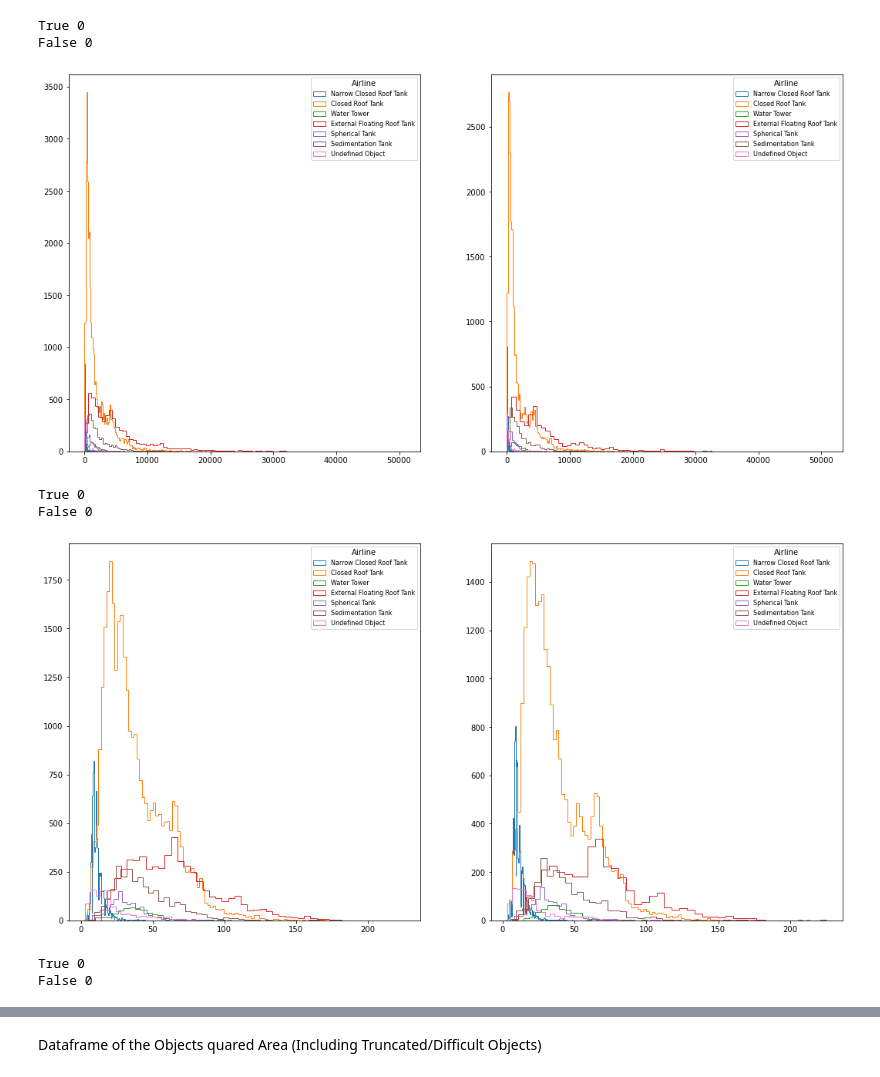
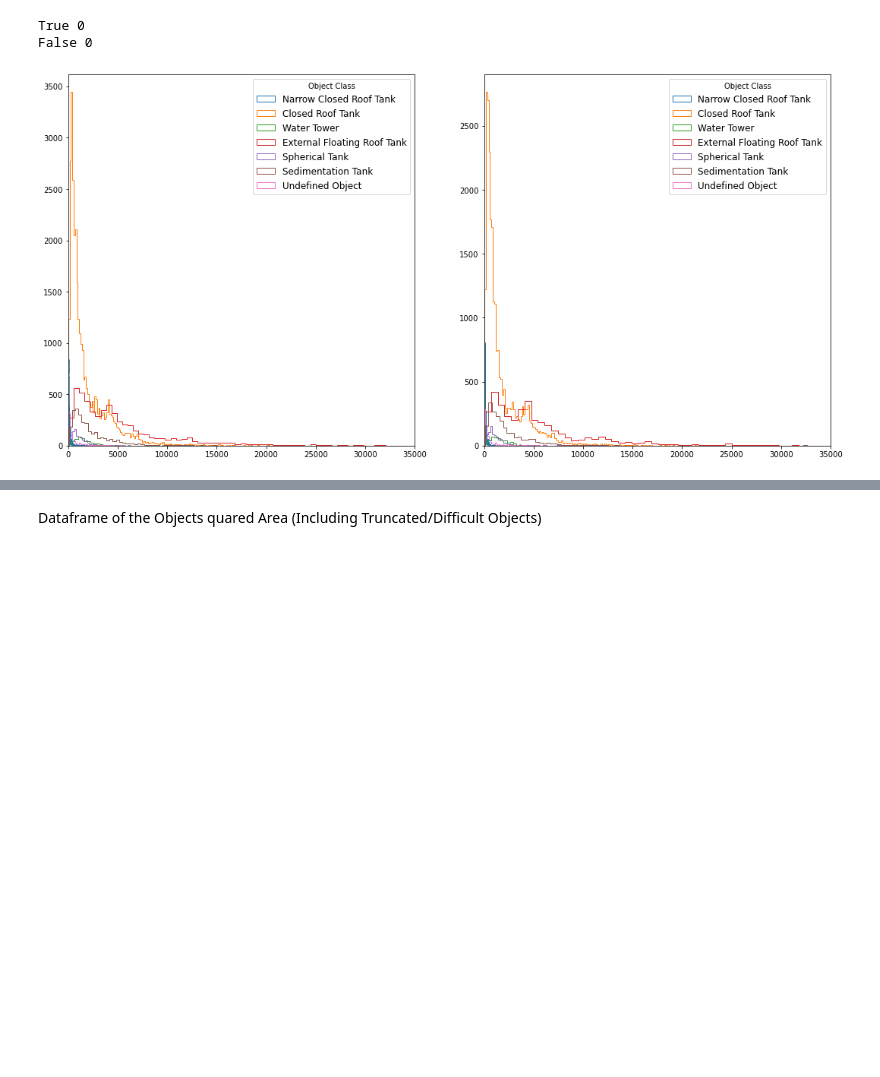
Before and after one commit to celinerobi/ast_object_detection_public, a Jupyter notebook: object_detection/bounding_box_size.ipynb, the cells around one changed output, grey strips where cells are left out. Saved outputs shown, nothing was run; the diff lists cells and outputs as text; code cells hidden in the pictures; blank space fills up the shorter version.

Commit message:
completed dataset bounding box plots/eda

```diff
--- a/object_detection/bounding_box_size.ipynb
+++ b/object_detection/bounding_box_size.ipynb
@@ -71,91 +59,35 @@ def area_and_aspect_ratio(parent_dir, img_ids, anno_dir, keep_difficult = True,
                 area_sqrt_dict[object.find("name").text].append(area_sqrt)
                 aspect_ratio_dict[object.find("name").text].append(float(width) / float(height))
     return area_dict, area_sqrt_dict, aspect_ratio_dict
+# %%
+keep_difficult_input = [True,False]
+box_remove_input = [0,0]
+names = ["All Objects", "All Objects (Excluding Truncated and Difficult Objects)"]
 # %%
-keep_difficult_input = [True,False]
-box_remove_input = [0,0]
-
-names = ['Keep difficult objects and all objects', "Remove difficult objects",
-         "Remove difficult objects and bounding boxes less than 10**2 in area", "Remove difficult objects and bounding boxes 20**2"]
-
 fig, axes = plt.subplots(1,2, figsize=(18,9))
 counter = 0
 for name, ax in zip(names, axes.flatten()):
     print(keep_difficult_input[counter], box_remove_input[counter])
     area_dict, area_sqrt_dict, aspect_ratio_dict = area_and_aspect_ratio(parent_dir, img_ids, anno_dir, keep_difficult = keep_difficult_input[counter], bbox_remove = box_remove_input[counter])
     # Draw the density plot
     #ax.set_xscale('log')
-    #ax.set_xlim(0,100000)
+    ax.set_xlim(0,35000)
     ax.hist(area_dict["narrow_closed_roof_tank"],  bins='auto', stacked=True,fill=False,histtype='step', label = "Narrow Closed Roof Tank")
     ax.hist(area_dict["closed_roof_tank"],  bins='auto', stacked=True, fill=False, histtype='step', label = "Closed Roof Tank")
 
     ax.hist(area_dict["water_tower"],  bins='auto', stacked=True, fill=False,  histtype='step' ,label = "Water Tower")
 
     ax.hist(area_dict["external_floating_roof_tank"],  bins='auto', stacked=True, fill=False, histtype='step', label = "External Floating Roof Tank")
 
     ax.hist(area_dict["spherical_tank"],  bins='auto', stacked=True, fill=False, histtype='step', label = "Spherical Tank")
 
     ax.hist(area_dict["sedimentation_tank"],  bins='auto', stacked=True, fill=False, histtype='step', label = "Sedimentation Tank")
     ax.hist(area_dict["undefined_object"],  bins='auto', stacked=True, fill=False, histtype='step', label = "Undefined Object")
     # Plot formatting
-    ax.legend(prop={'size': 8}, title = 'Airline')
+    ax.legend(prop={'size': 12}, title = 'Object Class')
     counter += 1
 plt.show()
-
-
-fig, axes = plt.subplots(1,2, figsize=(18,9))
-counter = 0
-for name, ax in zip(names, axes.flatten()):
-    print(keep_difficult_input[counter], box_remove_input[counter])
-    area_dict, area_sqrt_dict, aspect_ratio_dict = area_and_aspect_ratio(parent_dir, img_ids, anno_dir, keep_difficult = keep_difficult_input[counter], bbox_remove = box_remove_input[counter])
-    # Draw the density plot
-    #ax.set_xscale('log')
-    #ax.set_xlim(0,15)
-    ax.hist(area_sqrt_dict["narrow_closed_roof_tank"],  bins='auto', stacked=True,fill=False,histtype='step', label = "Narrow Closed Roof Tank")
-    ax.hist(area_sqrt_dict["closed_roof_tank"],  bins='auto', stacked=True, fill=False, histtype='step', label = "Closed Roof Tank")
-
-    ax.hist(area_sqrt_dict["water_tower"],  bins='auto', stacked=True, fill=False,  histtype='step' ,label = "Water Tower")
-
-    ax.hist(area_sqrt_dict["external_floating_roof_tank"],  bins='auto', stacked=True, fill=False, histtype='step', label = "External Floating Roof Tank")
-
-    ax.hist(area_sqrt_dict["spherical_tank"],  bins='auto', stacked=True, fill=False, histtype='step', label = "Spherical Tank")
-
-    ax.hist(area_sqrt_dict["sedimentation_tank"],  bins='auto', stacked=True, fill=False, histtype='step', label = "Sedimentation Tank")
-    ax.hist(area_sqrt_dict["undefined_object"],  bins='auto', stacked=True, fill=False, histtype='step', label = "Undefined Object")
-    # Plot formatting
-    ax.legend(prop={'size': 8}, title = 'Airline')
-    counter += 1
-plt.show()
-
-fig, axes = plt.subplots(1,2, figsize=(18,9))
-counter = 0
-for name, ax in zip(names, axes.flatten()):
-    print(keep_difficult_input[counter], box_remove_input[counter])
-    area_dict, area_sqrt_dict, aspect_ratio_dict = area_and_aspect_ratio(parent_dir, img_ids, anno_dir, keep_difficult = keep_difficult_input[counter], bbox_remove = box_remove_input[counter])
-    # Draw the density plot
-    #ax.set_xscale('log')
-    #ax.set_xlim(0,15)
-    ax.hist(aspect_ratio["narrow_closed_roof_tank"],  bins='auto', stacked=True,fill=False,histtype='step', label = "Narrow Closed Roof Tank")
-    ax.hist(aspect_ratio["closed_roof_tank"],  bins='auto', stacked=True, fill=False, histtype='step', label = "Closed Roof Tank")
-
-    ax.hist(aspect_ratio["water_tower"],  bins='auto', stacked=True, fill=False,  histtype='step' ,label = "Water Tower")
-
-    ax.hist(aspect_ratio["external_floating_roof_tank"],  bins='auto', stacked=True, fill=False, histtype='step', label = "External Floating Roof Tank")
-
-    ax.hist(aspect_ratio["spherical_tank"],  bins='auto', stacked=True, fill=False, histtype='step', label = "Spherical Tank")
-
-    ax.hist(aspect_ratio["sedimentation_tank"],  bins='auto', stacked=True, fill=False, histtype='step', label = "Sedimentation Tank")
-    ax.hist(aspect_ratio["undefined_object"],  bins='auto', stacked=True, fill=False, histtype='step', label = "Undefined Object")
-    # Plot formatting
-    ax.legend(prop={'size': 8}, title = 'Airline')
-    counter += 1
-plt.show()
 # %% [output]
 True 0
 False 0
-[figure, old version]
+[figure, new version]
-True 0
-False 0
-[figure, removed]
-True 0
-False 0
```
Also changed, not shown: parts of 8 cells of this notebook.
